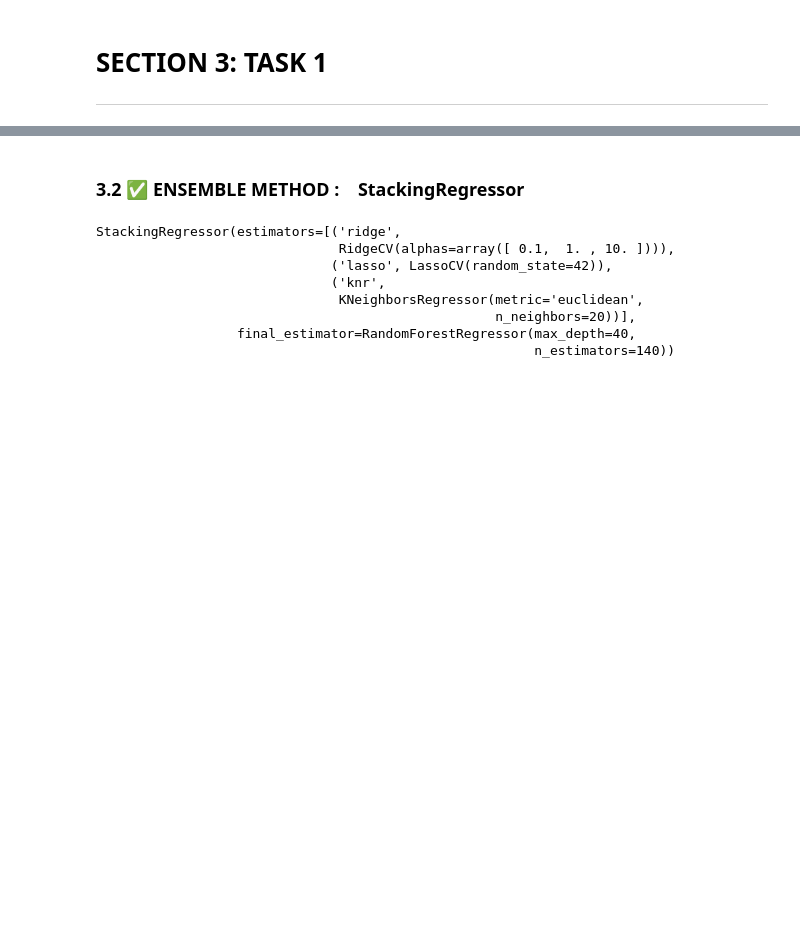
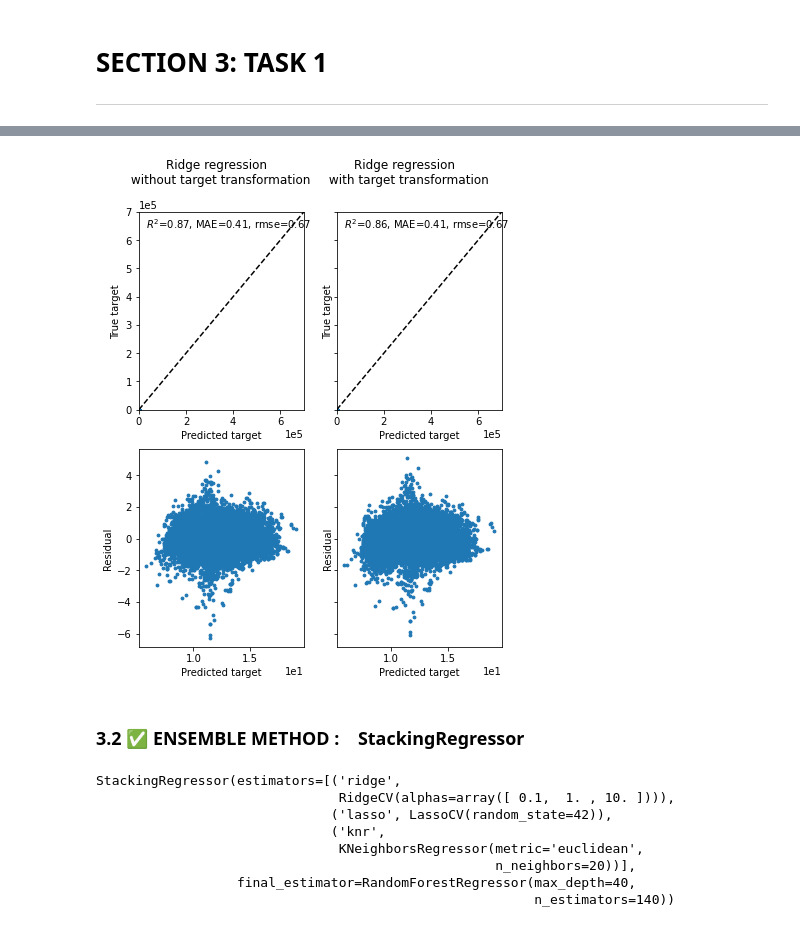
Before and after one commit to jidemobell/lyit_bd_prj2, a Jupyter notebook: L00163373_PROJECT2.ipynb, the cells around one changed output, grey strips where cells are left out. Saved outputs shown, nothing was run; the diff lists cells and outputs as text; code cells hidden in the pictures; blank space fills up the shorter version.

```diff
--- a/L00163373_PROJECT2.ipynb
+++ b/L00163373_PROJECT2.ipynb
@@ -1350,4 +1364,0 @@ colab_pdf('CA_5(IBRAHIM).ipynb')
-# %%
-from sklearn import linear_model
-lass = linear_model.Lasso(alpha=0.1)
-lass.fit(x_train, y_train)
@@ -1356,3 +1365,6 @@ Lasso(alpha=0.1)
+# %%
+from sklearn.linear_model import RidgeCV
+ridge_m = RidgeCV(alphas=np.logspace(-6, 6, num=5)).fit(x_train, y_train)
 # %%
 print('r Squared: %.2f'
       % lass.score(x_test, y_test))
@@ -1375,3 +1387,81 @@ check_lass 0.7285636377595415
+# %%
+###TRANSFORMATION PLOTS
+from sklearn.metrics import median_absolute_error, r2_score
+from sklearn.compose import TransformedTargetRegressor
+from sklearn.preprocessing import QuantileTransformer, quantile_transform
+
+
+
+f, (ax0, ax1) = plt.subplots(2, 2, sharey="row", figsize=(6.5, 8))
+
+# regr = RidgeCV()
+ridge_m.fit(x_train, y_train)
+y_pred = ridge_m.predict(x_test)
+
+ax0[0].scatter(y_pred, y_test, s=8)
+ax0[0].plot([0, 7e5], [0, 7e5], "--k")
+ax0[0].set_ylabel("True target")
+ax0[0].set_xlabel("Predicted target")
+ax0[0].text(
+    s="Ridge regression \n without target transformation",
+    x=-5e4,
+    y=8e5,
+    fontsize=12,
+    multialignment="center",
+)
+ax0[0].text(
+    3e4,
+    64e4,
+    r"$R^2$=%.2f, MAE=%.2f, rmse=%.2f"
+    % (r2_score(y_test, y_pred), median_absolute_error(y_test, y_pred), np.sqrt(mean_squared_error(y_test,  y_pred))),
+)
+ax0[0].set_xlim([0, 7e5])
+ax0[0].set_ylim([0, 7e5])
+ax0[0].ticklabel_format(axis="both", style="sci", scilimits=(0, 0))
+
+ax1[0].scatter(y_pred, (y_pred - y_test), s=8)
+ax1[0].set_ylabel("Residual")
+ax1[0].set_xlabel("Predicted target")
+ax1[0].ticklabel_format(axis="both", style="sci", scilimits=(0, 0))
+
+regr_trans = TransformedTargetRegressor(
+    regressor=RidgeCV(),
+    transformer=QuantileTransformer(n_quantiles=900, output_distribution="normal"),
+)
+regr_trans.fit(x_train, y_train)
+y_pred_new = regr_trans.predict(x_test)
+
+ax0[1].scatter(y_pred_new, y_test, s=8)
+ax0[1].plot([0, 7e5], [0, 7e5], "--k")
+ax0[1].set_ylabel("True target")
+ax0[1].set_xlabel("Predicted target")
+ax0[1].text(
+    s="Ridge regression \n with target transformation",
+    x=-5e4,
+    y=8e5,
+    fontsize=12,
+    multialignment="center",
+)
+ax0[1].text(
+    3e4,
+    64e4,
+    r"$R^2$=%.2f, MAE=%.2f, rmse=%.2f"
+    % (r2_score(y_test, y_pred_new), median_absolute_error(y_test, y_pred_new), np.sqrt(mean_squared_error(y_test,  y_pred_new))),
+)
+ax0[1].set_xlim([0, 7e5])
+ax0[1].set_ylim([0, 7e5])
+ax0[1].ticklabel_format(axis="both", style="sci", scilimits=(0, 0))
+
+ax1[1].scatter(y_pred_new, (y_pred_new - y_test), s=8)
+ax1[1].set_ylabel("Residual")
+ax1[1].set_xlabel("Predicted target")
+ax1[1].ticklabel_format(axis="both", style="sci", scilimits=(0, 0))
+
+# f.suptitle("", y=0.035)
+
+plt.show()
+# %% [output]
+[figure, added]
 # %% [markdown]
 ### 3.2 <strong>&#9989; ENSEMBLE METHOD : &nbsp;&nbsp;  <span>StackingRegressor </span> </strong>
 # %%
```
Also changed, not shown: parts of 25 cells of this notebook.
